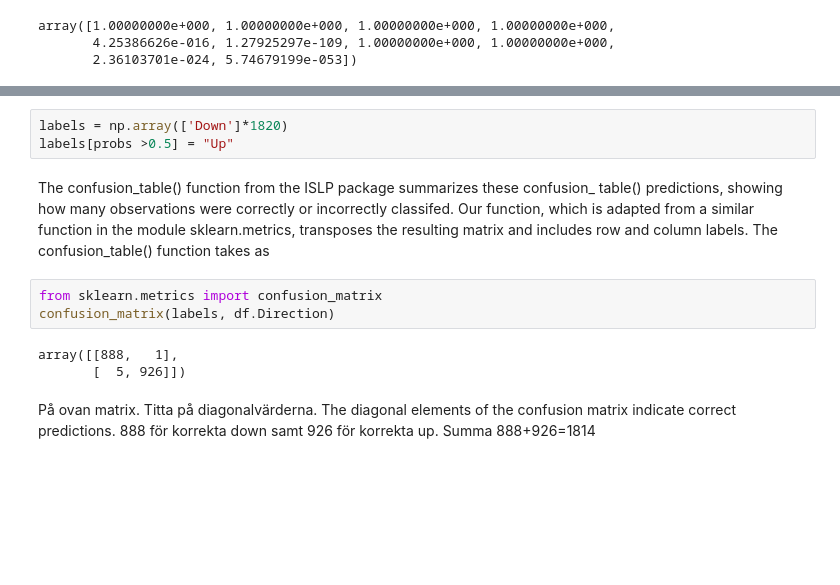
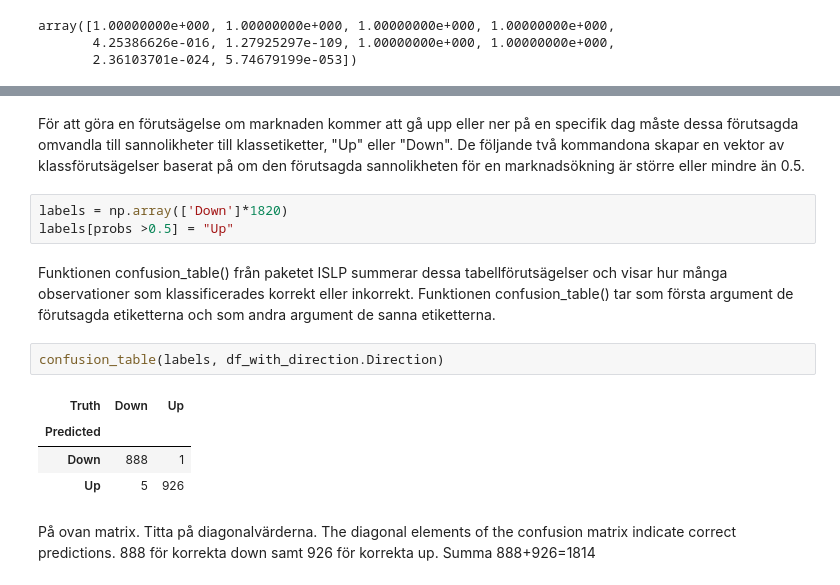
Before and after one commit to SaraPetre/prediction_with_AI, a Jupyter notebook: src/LAG/crypto_AI.ipynb, the cells around one changed output, grey strips where cells are left out. Saved outputs shown, nothing was run; the diff lists cells and outputs as text; blank space fills up the shorter version.

```diff
--- a/src/LAG/crypto_AI.ipynb
+++ b/src/LAG/crypto_AI.ipynb
@@ -354,18 +356,17 @@ increase is greater than or less than 0.5.
+# %% [markdown]
+För att göra en förutsägelse om marknaden kommer att gå upp eller ner på en specifik dag måste dessa förutsagda omvandla till sannolikheter till klassetiketter, "Up" eller "Down". De följande två kommandona skapar en vektor av klassförutsägelser baserat på om den förutsagda sannolikheten för en marknadsökning är större eller mindre än 0.5.
 # %%
 labels = np.array(['Down']*1820)
 labels[probs >0.5] = "Up"
-# %% [markdown]
-The confusion_table() function from the ISLP package summarizes these confusion_
-table() predictions, showing how many observations were correctly or incorrectly
-classifed. Our function, which is adapted from a similar function in the
-module sklearn.metrics, transposes the resulting matrix and includes row
-and column labels. The confusion_table() function takes as
-# %%
-from sklearn.metrics import confusion_matrix
-confusion_matrix(labels, df.Direction)
-# %% [output]
-array([[888,   1],
-       [  5, 926]])
+# %% [markdown]
+Funktionen confusion_table() från paketet ISLP summerar dessa tabellförutsägelser och visar hur många observationer som klassificerades korrekt eller inkorrekt. Funktionen confusion_table() tar som första argument de förutsagda etiketterna och som andra argument de sanna etiketterna.
+# %%
+confusion_table(labels, df_with_direction.Direction)
+# %% [output]
+| Truth | Down | Up |
+| Predicted |  |  |
+| Down | 888 | 1 |
+| Up | 5 | 926 |
 # %% [markdown]
 På ovan matrix. Titta på diagonalvärderna. The diagonal elements of the confusion matrix indicate correct predictions. 888 för korrekta down samt 926 för korrekta up. Summa 888+926=1814
 # %%
```
Also changed, not shown: parts of 7 cells of this notebook.
